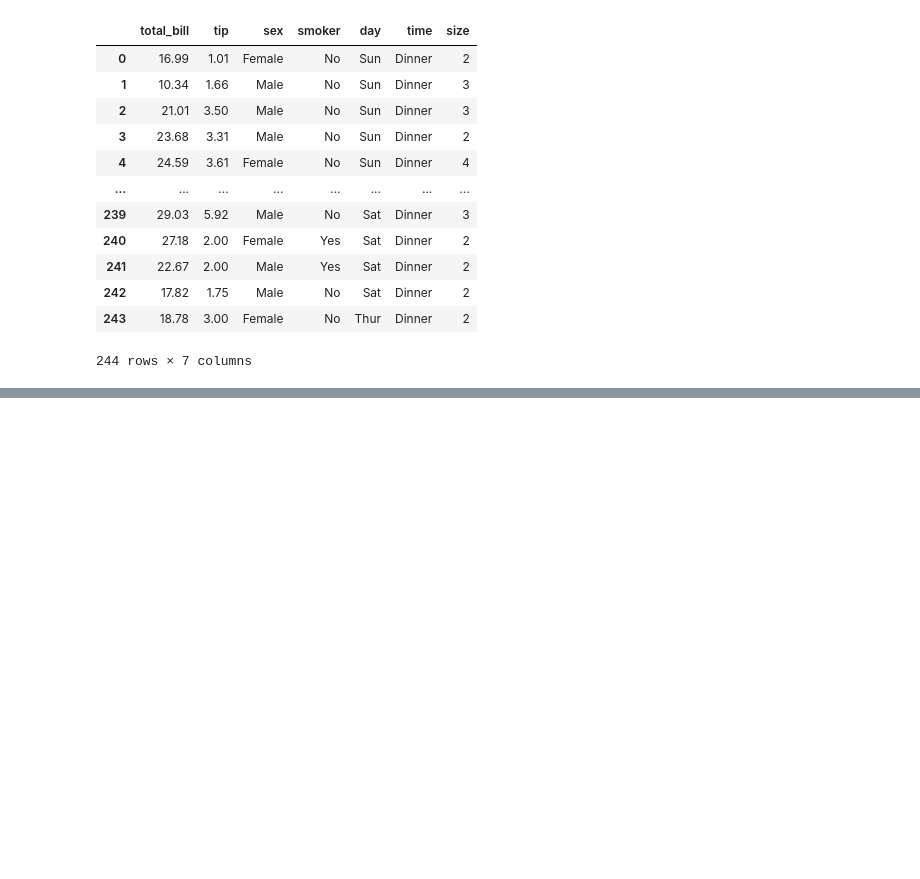
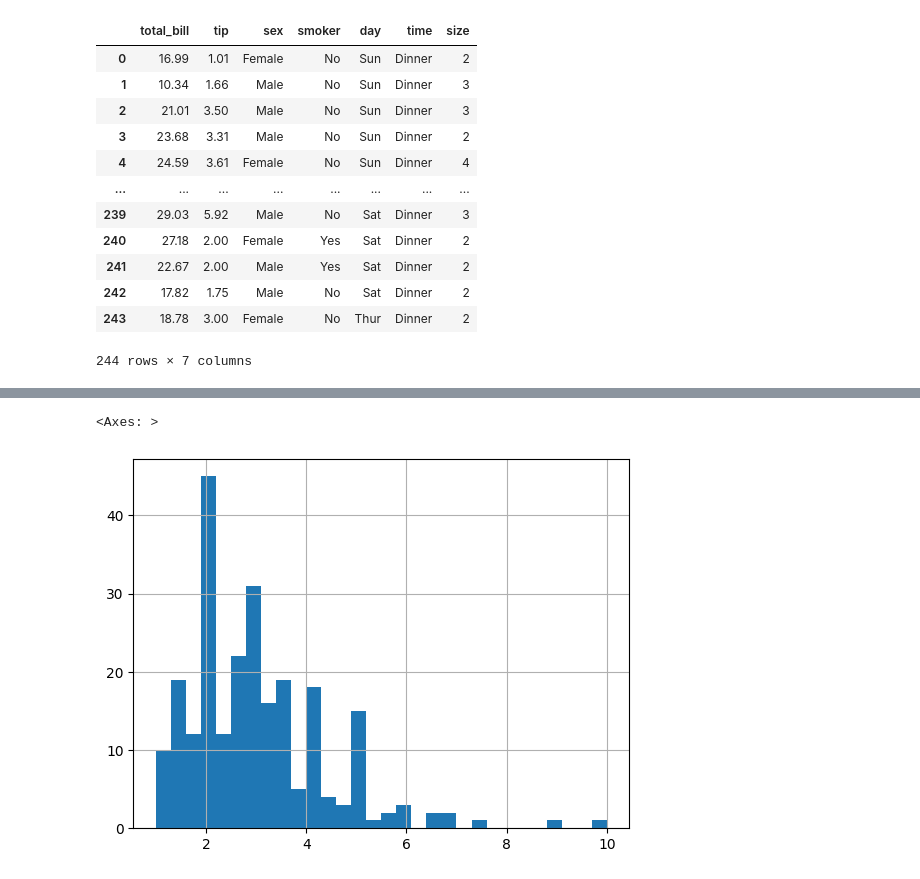
Before and after one commit to RaisulislamRimon/data-science-notes, a Jupyter notebook: module_9/module_9_class/class_1/1_data_visualization_seaborn.ipynb, the cells around one changed output, grey strips where cells are left out. Saved outputs shown, nothing was run; the diff lists cells and outputs as text; code cells hidden in the pictures; blank space fills up the shorter version.

```diff
--- a/module_9/module_9_class/class_1/1_data_visualization_seaborn.ipynb
+++ b/module_9/module_9_class/class_1/1_data_visualization_seaborn.ipynb
@@ -120,0 +127,5 @@ tips
+# %%
+tips['tip'].hist(bins=30)
+# %% [output]
+<Axes: >
+[figure, added]
```
Also changed, not shown: parts of 11 cells of this notebook.
